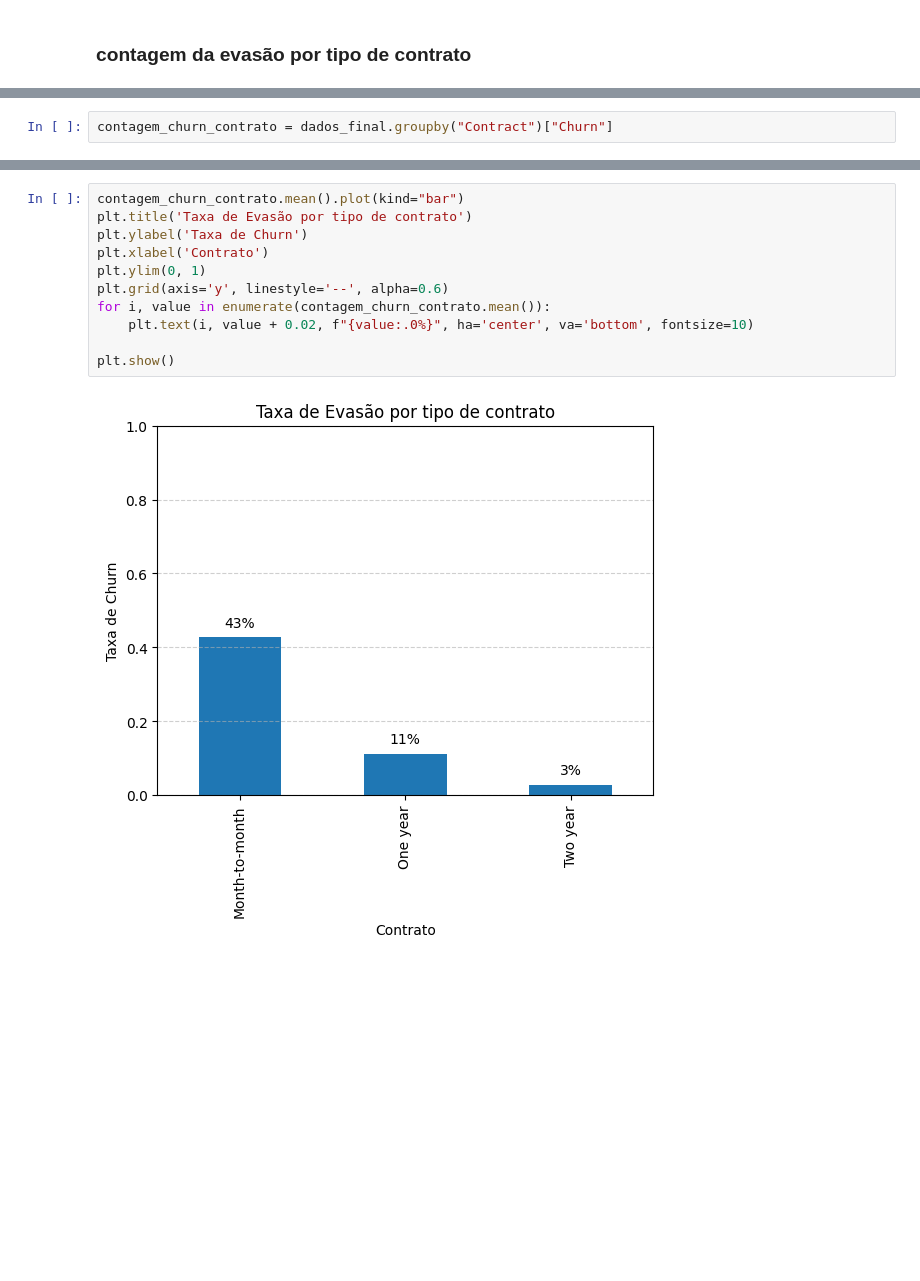
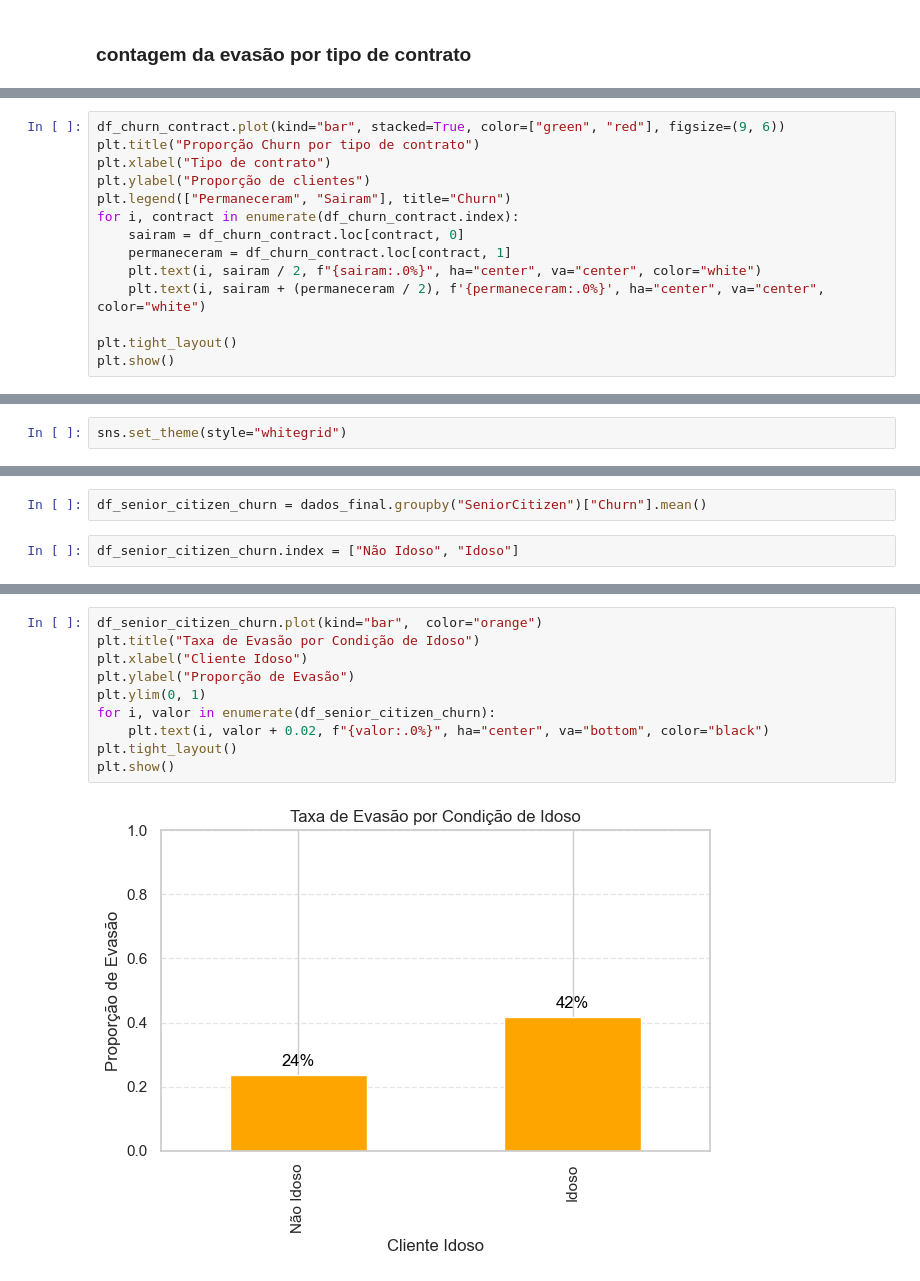
Before and after one commit to FranPomba/challenge_2_telecomX_br, a Jupyter notebook: telecomx_br.ipynb, the cells around one changed output, grey strips where cells are left out. Saved outputs shown, nothing was run; the diff lists cells and outputs as text; blank space fills up the shorter version.

Commit message:
taxa de evasao por condicao idoso

```diff
--- a/telecomx_br.ipynb
+++ b/telecomx_br.ipynb
@@ -232,0 +234,14 @@ plt.show()
+# %%
+df_churn_contract.plot(kind="bar", stacked=True, color=["green", "red"], figsize=(9, 6))
+plt.title("Proporção Churn por tipo de contrato")
+plt.xlabel("Tipo de contrato")
+plt.ylabel("Proporção de clientes")
+plt.legend(["Permaneceram", "Sairam"], title="Churn")
+for i, contract in enumerate(df_churn_contract.index):
+    sairam = df_churn_contract.loc[contract, 0]
+    permaneceram = df_churn_contract.loc[contract, 1]
+    plt.text(i, sairam / 2, f"{sairam:.0%}", ha="center", va="center", color="white")
+    plt.text(i, sairam + (permaneceram / 2), f'{permaneceram:.0%}', ha="center", va="center", color="white")
+
+plt.tight_layout()
+plt.show()
@@ -232,0 +254,2 @@ plt.show()
+# %%
+sns.set_theme(style="whitegrid")
@@ -233,2 +272,4 @@ plt.show()
 # %%
-contagem_churn_contrato = dados_final.groupby("Contract")["Churn"]
+df_senior_citizen_churn = dados_final.groupby("SeniorCitizen")["Churn"].mean()
+# %%
+df_senior_citizen_churn.index = ["Não Idoso", "Idoso"]
@@ -235,14 +282,13 @@ contagem_churn_contrato = dados_final.groupby("Contract")["Churn"]
 # %%
-contagem_churn_contrato.mean().plot(kind="bar")
-plt.title('Taxa de Evasão por tipo de contrato')
-plt.ylabel('Taxa de Churn')
-plt.xlabel('Contrato')
+df_senior_citizen_churn.plot(kind="bar",  color="orange")
+plt.title("Taxa de Evasão por Condição de Idoso")
+plt.xlabel("Cliente Idoso")
+plt.ylabel("Proporção de Evasão")
 plt.ylim(0, 1)
-plt.grid(axis='y', linestyle='--', alpha=0.6)
-for i, value in enumerate(contagem_churn_contrato.mean()):
-    plt.text(i, value + 0.02, f"{value:.0%}", ha='center', va='bottom', fontsize=10)
-
+for i, valor in enumerate(df_senior_citizen_churn):
+    plt.text(i, valor + 0.02, f"{valor:.0%}", ha="center", va="bottom", color="black")
+plt.tight_layout()
 plt.show()
 # %% [output]
-[figure, old version]
+[figure, new version]
 # %% [markdown]
```
Also changed, not shown: parts of 12 cells of this notebook.
